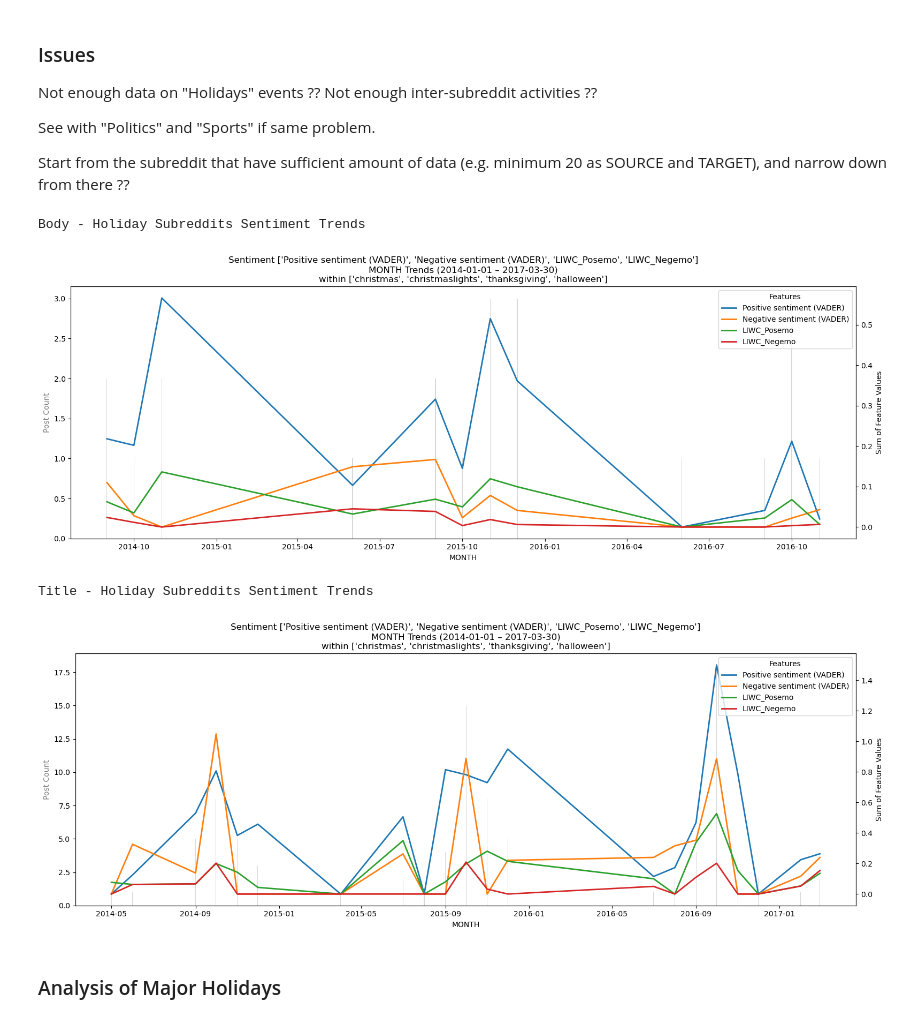
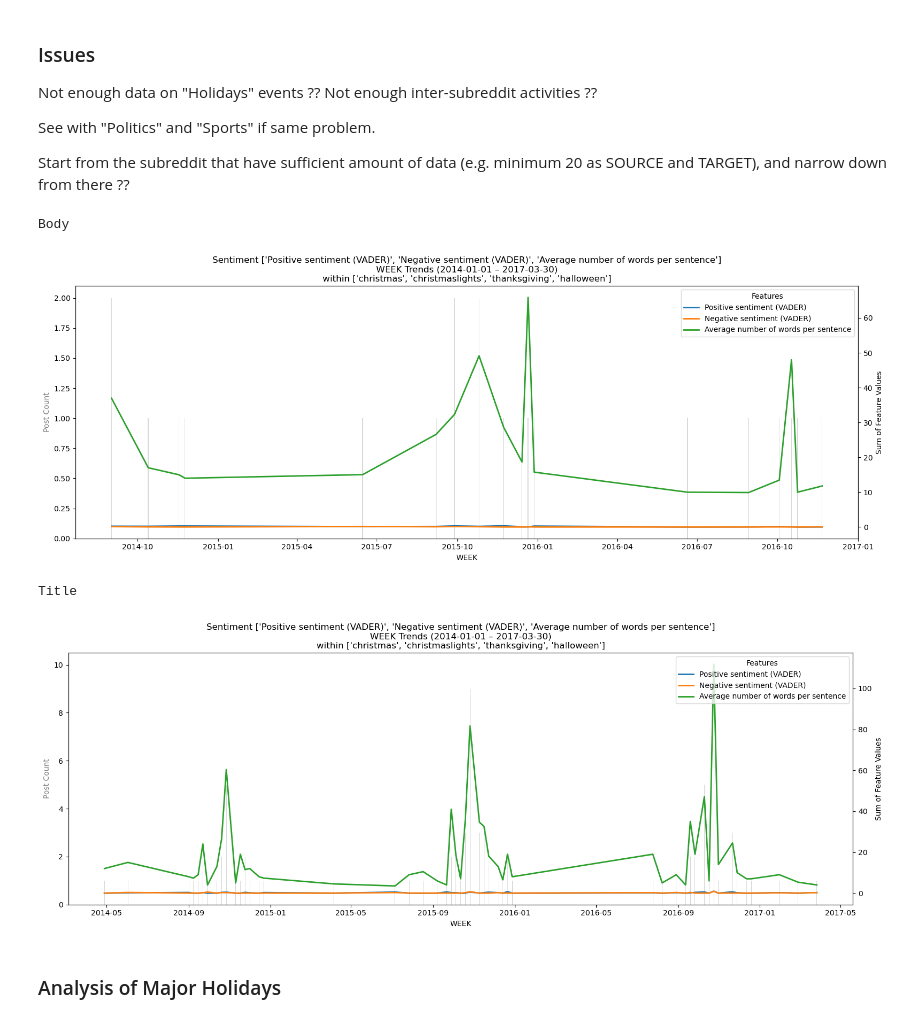
Before and after one commit to l0uisgrange/ada-2025-project, a Jupyter notebook: archive/Badr.ipynb, the cells around one changed output. Drawn from its saved outputs; the diff is of its cells as text; code cells hidden in the pictures.

Commit message:
eda holidays

```diff
--- a/archive/Badr.ipynb
+++ b/archive/Badr.ipynb
@@ -405,39 +403,39 @@ Start from the subreddit that have sufficient amount of data (e.g. minimum 20 as
 # %%
 from week1_Yuri import plot_subreddits_features_trend
 from week1_Yuri import features
 
 # Process the PROPERTIES to extract individual features
 df_body_features = df_body["PROPERTIES"].apply(lambda s: [float(x) for x in s.split(",")])
 features_body_df = pd.DataFrame(df_body_features.tolist(), columns=features, index=df_body.index)
 df_body_prop = pd.concat([df_body.drop(columns=["PROPERTIES"]), features_body_df], axis=1)
 
 df_title_features = df_title["PROPERTIES"].apply(lambda s: [float(x) for x in s.split(",")])
 features_title_df = pd.DataFrame(df_title_features.tolist(), columns=features, index=df_title.index)
 df_title_prop = pd.concat([df_title.drop(columns=["PROPERTIES"]), features_title_df], axis=1)
 
 subreddits_list = HOLIDAYS[0:4]
 start_time = "2014-01-01"
 end_time = "2017-03-30"
 
 # Select specific features to analyze
 features_list = [
     "Positive sentiment (VADER)",
     "Negative sentiment (VADER)",
-    "LIWC_Posemo",
-    "LIWC_Negemo"
+    "Average number of words per sentence"
     ]
-period = "M"  # Weekly aggregation
 
-print("Body - Holiday Subreddits Sentiment Trends")
+period = "W"  # D W M Y (resolution)
+
+print("Body")
 plot_subreddits_features_trend(df_body_prop, subreddits_list, start_time, end_time, features_list, period)
 
-print("\nTitle - Holiday Subreddits Sentiment Trends")
+print("\nTitle")
 plot_subreddits_features_trend(df_title_prop, subreddits_list, start_time, end_time, features_list, period)
 # %% [output]
-Body - Holiday Subreddits Sentiment Trends
+Body
-[figure, old version]
+[figure, new version]
-Title - Holiday Subreddits Sentiment Trends
+Title
-[figure, old version]
+[figure, new version]
 # %% [markdown]
 ### Analysis of Major Holidays
 # %%
```
Also changed, not shown: parts of 7 cells of this notebook.
